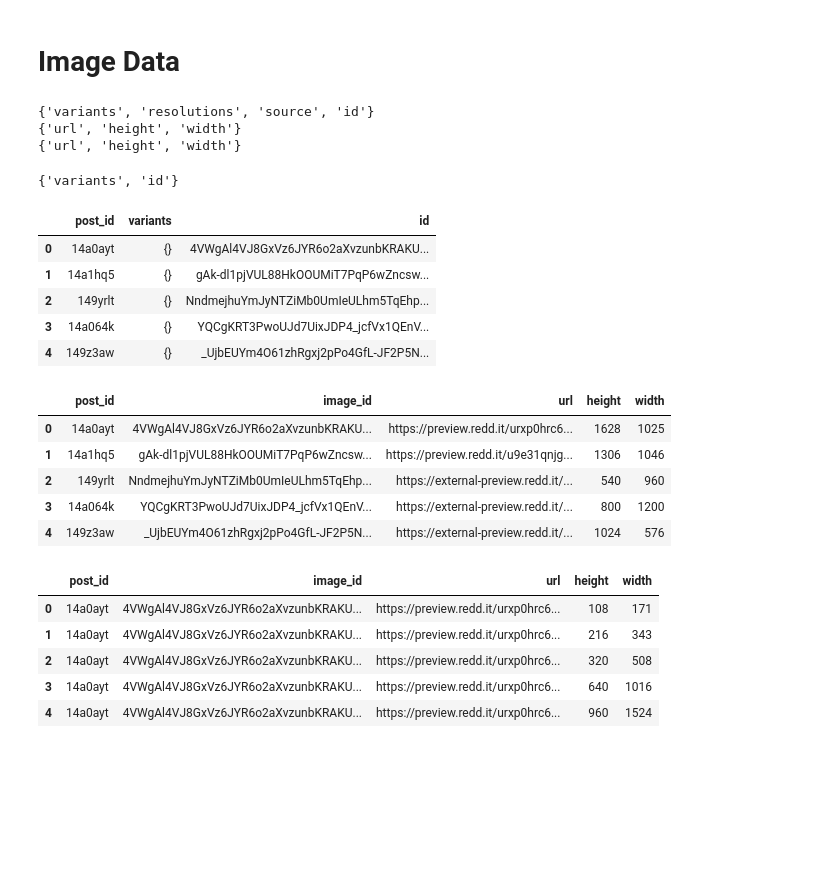
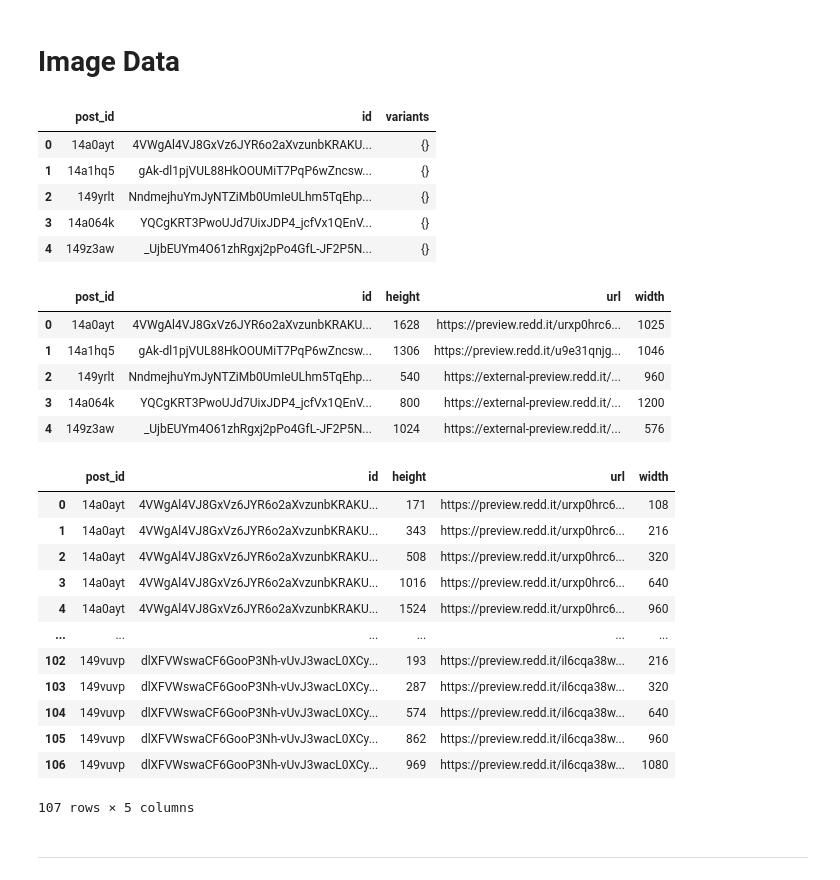
Before and after one commit to Daniel-Elston/JSON_to_PGSQL, a Jupyter notebook: Notebooks/B1_JSON_Exploration/json_exploration_3.ipynb, the cells around one changed output. Cells and saved outputs as stored; diff of their text form; code cells hidden in the pictures; blank space fills up the shorter version.

```diff
--- a/Notebooks/B1_JSON_Exploration/json_exploration_3.ipynb
+++ b/Notebooks/B1_JSON_Exploration/json_exploration_3.ipynb
@@ -110,4 +112,4 @@ for post in posts:
     if media_data != None:
         reddit_video = media_data.get('reddit_video', {})
         reddit_video_keys.update(reddit_video.keys())
-reddit_video_keys
+reddit_video_keys = sorted(list(reddit_video_keys))
@@ -182,22 +174,15 @@ for post in posts:
                 res_keys = i.keys()
                 image_resolutions_keys.update(res_keys)
 
-print(image_data_keys)
-print(image_source_keys)
-print(image_resolutions_keys)
+image_data_keys = image_data_keys - {'resolutions', 'source'}
+
+image_data_keys = sorted(list(image_data_keys))
+image_source_keys = sorted(list(image_source_keys))
+image_resolutions_keys = sorted(list(image_resolutions_keys))
-# %% [output]
-{'variants', 'resolutions', 'source', 'id'}
-{'url', 'height', 'width'}
-{'url', 'height', 'width'}
-# %%
-image_data_keys = image_data_keys - {'resolutions', 'source'}
-print(image_data_keys)
-# %% [output]
-{'variants', 'id'}
 # %%
-image_data_store = []
-image_source_store = []
-image_resolution_store = []
+image_data_store = sorted([])
+image_source_store = sorted([])
+image_resolution_store = sorted([])
 
 for post in posts:
     post_data = post.get('data', {})
@@ -232,35 +217,44 @@ for post in posts:
                 res_data = [
                     post_id,
                     image_id,
+                    item.get('height'),
                     item.get('url'),
                     item.get('width'),
-                    item.get('height'),
                 ]
                 image_resolution_store.append(res_data)
 # %%
-df_image_data = pd.DataFrame(image_data_store, columns=['post_id'] + list(image_data_keys))
-df_image_source = pd.DataFrame(image_source_store, columns=['post_id','image_id'] + list(image_source_keys))
-df_image_resolution = pd.DataFrame(image_resolution_store, columns=['post_id','image_id'] + list(image_resolutions_keys))
+df_image_data = pd.DataFrame(image_data_store, columns=['post_id'] + image_data_keys)
+df_image_source = pd.DataFrame(image_source_store, columns=['post_id','id'] + image_source_keys)
+df_image_resolution = pd.DataFrame(image_resolution_store, columns=['post_id','id'] + image_resolutions_keys)
 # %%
 display(df_image_data.head())
 display(df_image_source.head())
-display(df_image_resolution.head())
+display(df_image_resolution)
 # %% [output]
-|  | post_id | variants | id |
-| 0 | 14a0ayt | {} | 4VWgAl4VJ8GxVz6JYR6o2aXvzunbKRAKU... |
-| 1 | 14a1hq5 | {} | gAk-dl1pjVUL88HkOOUMiT7PqP6wZncsw... |
-| 2 | 149yrlt | {} | NndmejhuYmJyNTZiMb0UmIeULhm5TqEhp... |
-| 3 | 14a064k | {} | YQCgKRT3PwoUJd7UixJDP4_jcfVx1QEnV... |
-| 4 | 149z3aw | {} | _UjbEUYm4O61zhRgxj2pPo4GfL-JF2P5N... |
+|  | post_id | id | variants |
+| 0 | 14a0ayt | 4VWgAl4VJ8GxVz6JYR6o2aXvzunbKRAKU... | {} |
+| 1 | 14a1hq5 | gAk-dl1pjVUL88HkOOUMiT7PqP6wZncsw... | {} |
+| 2 | 149yrlt | NndmejhuYmJyNTZiMb0UmIeULhm5TqEhp... | {} |
+| 3 | 14a064k | YQCgKRT3PwoUJd7UixJDP4_jcfVx1QEnV... | {} |
+| 4 | 149z3aw | _UjbEUYm4O61zhRgxj2pPo4GfL-JF2P5N... | {} |
-|  | post_id | image_id | url | height | width |
-| 0 | 14a0ayt | 4VWgAl4VJ8GxVz6JYR6o2aXvzunbKRAKU... | https://preview.redd.it/urxp0hrc6... | 1628 | 1025 |
-| 1 | 14a1hq5 | gAk-dl1pjVUL88HkOOUMiT7PqP6wZncsw... | https://preview.redd.it/u9e31qnjg... | 1306 | 1046 |
-| 2 | 149yrlt | NndmejhuYmJyNTZiMb0UmIeULhm5TqEhp... | https://external-preview.redd.it/... | 540 | 960 |
-| 3 | 14a064k | YQCgKRT3PwoUJd7UixJDP4_jcfVx1QEnV... | https://external-preview.redd.it/... | 800 | 1200 |
-| 4 | 149z3aw | _UjbEUYm4O61zhRgxj2pPo4GfL-JF2P5N... | https://external-preview.redd.it/... | 1024 | 576 |
+|  | post_id | id | height | url | width |
+| 0 | 14a0ayt | 4VWgAl4VJ8GxVz6JYR6o2aXvzunbKRAKU... | 1628 | https://preview.redd.it/urxp0hrc6... | 1025 |
+| 1 | 14a1hq5 | gAk-dl1pjVUL88HkOOUMiT7PqP6wZncsw... | 1306 | https://preview.redd.it/u9e31qnjg... | 1046 |
+| 2 | 149yrlt | NndmejhuYmJyNTZiMb0UmIeULhm5TqEhp... | 540 | https://external-preview.redd.it/... | 960 |
+| 3 | 14a064k | YQCgKRT3PwoUJd7UixJDP4_jcfVx1QEnV... | 800 | https://external-preview.redd.it/... | 1200 |
+| 4 | 149z3aw | _UjbEUYm4O61zhRgxj2pPo4GfL-JF2P5N... | 1024 | https://external-preview.redd.it/... | 576 |
-|  | post_id | image_id | url | height | width |
-| 0 | 14a0ayt | 4VWgAl4VJ8GxVz6JYR6o2aXvzunbKRAKU... | https://preview.redd.it/urxp0hrc6... | 108 | 171 |
-| 1 | 14a0ayt | 4VWgAl4VJ8GxVz6JYR6o2aXvzunbKRAKU... | https://preview.redd.it/urxp0hrc6... | 216 | 343 |
-| 2 | 14a0ayt | 4VWgAl4VJ8GxVz6JYR6o2aXvzunbKRAKU... | https://preview.redd.it/urxp0hrc6... | 320 | 508 |
-| 3 | 14a0ayt | 4VWgAl4VJ8GxVz6JYR6o2aXvzunbKRAKU... | https://preview.redd.it/urxp0hrc6... | 640 | 1016 |
-| 4 | 14a0ayt | 4VWgAl4VJ8GxVz6JYR6o2aXvzunbKRAKU... | https://preview.redd.it/urxp0hrc6... | 960 | 1524 |
+|  | post_id | id | height | url | width |
+| 0 | 14a0ayt | 4VWgAl4VJ8GxVz6JYR6o2aXvzunbKRAKU... | 171 | https://preview.redd.it/urxp0hrc6... | 108 |
+| 1 | 14a0ayt | 4VWgAl4VJ8GxVz6JYR6o2aXvzunbKRAKU... | 343 | https://preview.redd.it/urxp0hrc6... | 216 |
+| 2 | 14a0ayt | 4VWgAl4VJ8GxVz6JYR6o2aXvzunbKRAKU... | 508 | https://preview.redd.it/urxp0hrc6... | 320 |
+| 3 | 14a0ayt | 4VWgAl4VJ8GxVz6JYR6o2aXvzunbKRAKU... | 1016 | https://preview.redd.it/urxp0hrc6... | 640 |
+| 4 | 14a0ayt | 4VWgAl4VJ8GxVz6JYR6o2aXvzunbKRAKU... | 1524 | https://preview.redd.it/urxp0hrc6... | 960 |
+| ... | ... | ... | ... | ... | ... |
+| 102 | 149vuvp | dlXFVWswaCF6GooP3Nh-vUvJ3wacL0XCy... | 193 | https://preview.redd.it/il6cqa38w... | 216 |
+| 103 | 149vuvp | dlXFVWswaCF6GooP3Nh-vUvJ3wacL0XCy... | 287 | https://preview.redd.it/il6cqa38w... | 320 |
+| 104 | 149vuvp | dlXFVWswaCF6GooP3Nh-vUvJ3wacL0XCy... | 574 | https://preview.redd.it/il6cqa38w... | 640 |
+| 105 | 149vuvp | dlXFVWswaCF6GooP3Nh-vUvJ3wacL0XCy... | 862 | https://preview.redd.it/il6cqa38w... | 960 |
+| 106 | 149vuvp | dlXFVWswaCF6GooP3Nh-vUvJ3wacL0XCy... | 969 | https://preview.redd.it/il6cqa38w... | 1080 |
+107 rows × 5 columns
+# %% [markdown]
+---
```
Also changed, not shown: parts of 10 cells of this notebook, 13 other files.
